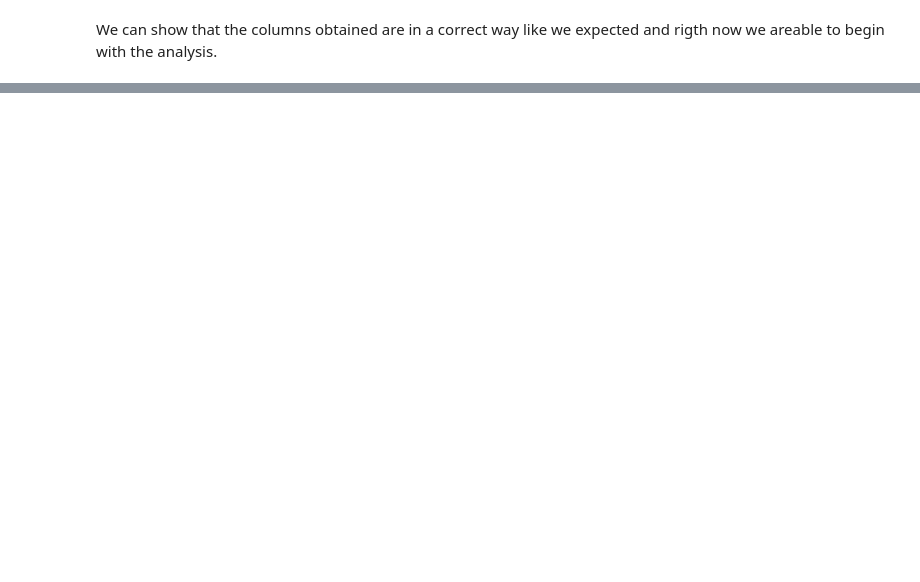
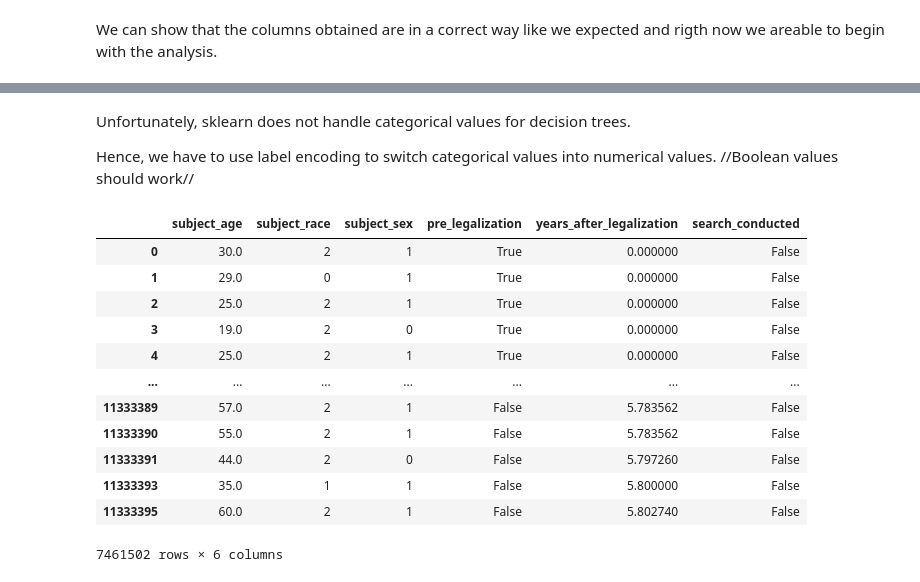
Before and after one commit to epfl-ada/ada-2020-project-milestone-p3-p3_devilllino, a Jupyter notebook: milestone_3.ipynb, the cells around one changed output, grey strips where cells are left out. Drawn from its saved outputs; the diff is of its cells as text; code cells hidden in the pictures; blank space fills up the shorter version.

```diff
--- a/milestone_3.ipynb
+++ b/milestone_3.ipynb
@@ -246,0 +253,30 @@ If we add a level, what happens (accuracy gain)
+# %%
+wa_reduced = wa_reduced[wa_reduced['subject_race'].isin(['black','hispanic','white'])]
+wa_reduced = wa_reduced[wa_reduced['subject_sex'].isin(['male','female'])]
+# %% [markdown]
+Unfortunately, sklearn does not handle categorical values for decision trees.
+
+Hence, we have to use label encoding to switch categorical values into numerical values.
+//Boolean values should work//
+# %%
+LE_race = preprocessing.LabelEncoder()
+LE_sex = preprocessing.LabelEncoder()
+
+wa_reduced['subject_race'] = LE_race.fit_transform(wa_reduced['subject_race'])
+wa_reduced['subject_sex'] = LE_sex.fit_transform(wa_reduced['subject_sex'])
+
+wa_reduced
+# %% [output]
+|  | subject_age | subject_race | subject_sex | pre_legalization | years_after_legalization | search_conducted |
+| 0 | 30.0 | 2 | 1 | True | 0.000000 | False |
+| 1 | 29.0 | 0 | 1 | True | 0.000000 | False |
+| 2 | 25.0 | 2 | 1 | True | 0.000000 | False |
+| 3 | 19.0 | 2 | 0 | True | 0.000000 | False |
+| 4 | 25.0 | 2 | 1 | True | 0.000000 | False |
+| ... | ... | ... | ... | ... | ... | ... |
+| 11333389 | 57.0 | 2 | 1 | False | 5.783562 | False |
+| 11333390 | 55.0 | 2 | 1 | False | 5.783562 | False |
+| 11333391 | 44.0 | 2 | 0 | False | 5.797260 | False |
+| 11333393 | 35.0 | 1 | 1 | False | 5.800000 | False |
+| 11333395 | 60.0 | 2 | 1 | False | 5.802740 | False |
+7461502 rows × 6 columns
```
Also changed, not shown: parts of 20 cells of this notebook.
